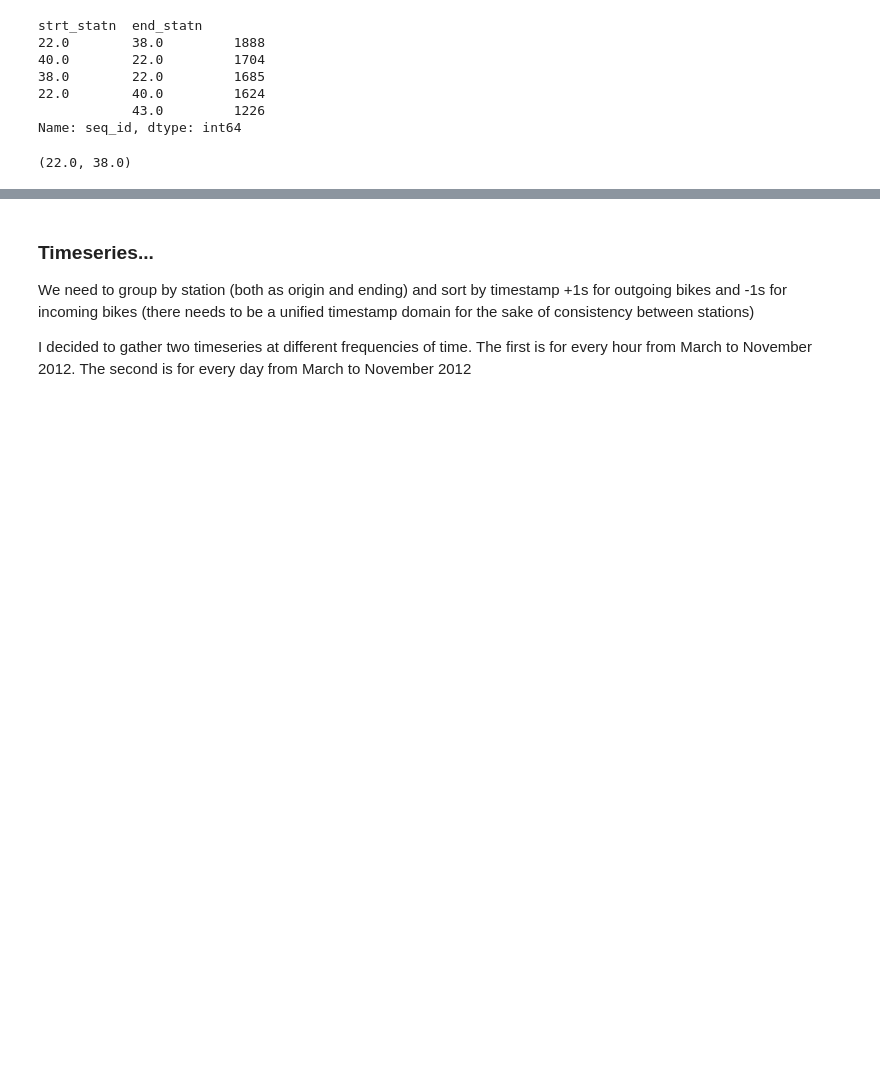
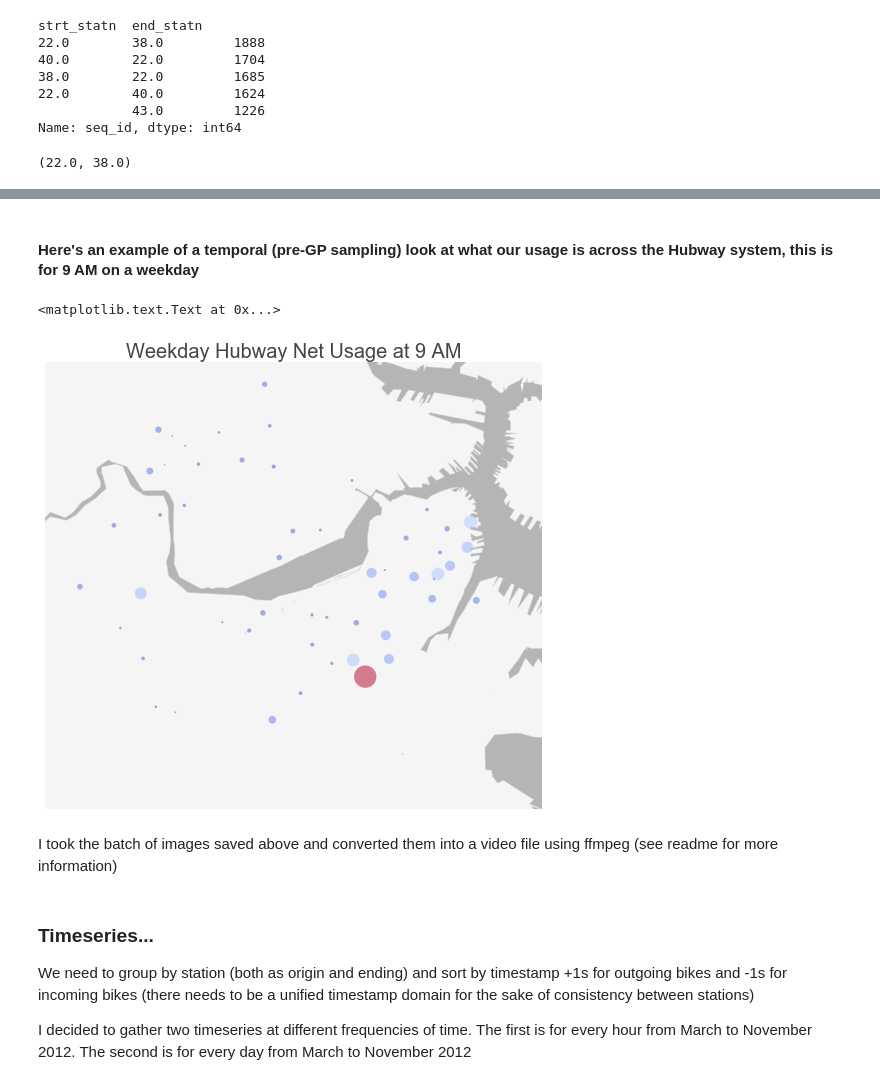
Before and after one commit to am207Hubway/final_project, a Jupyter notebook: Initial Data Exploration.ipynb, the cells around one changed output, grey strips where cells are left out. Drawn from its saved outputs; the diff is of its cells as text; code cells hidden in the pictures; blank space fills up the shorter version.

```diff
--- a/Initial Data Exploration.ipynb
+++ b/Initial Data Exploration.ipynb
@@ -89,0 +271,36 @@ print bb[dd[:5]].index[0]
+# %%
+X = np.concatenate((lons,lats),axis=1)
+stns_gd = np.concatenate((np.array(stn_lons).reshape((-1,1)),np.array(stn_lats).reshape((-1,1))),axis=1)
+X = np.concatenate((X,stns_gd),axis=0)
+stn_usage = np.zeros((X.shape[0],len(np.unique(trips_df.st_hour))))
+
+for hr in range(len(np.unique(trips_df.st_hour))):
+    stn_usage[lons.shape[0]:,hr] = get_usage(weekdaystations,hr)
+# %% [markdown]
+#### Here's an example of a temporal (pre-GP sampling) look at what our usage is across the Hubway system, this is for 9 AM on a weekday
+# %%
+hr = 8
+temp_usage = stn_usage[:,hr]
+scaled_usage = np.copy(temp_usage)
+scaled_usage[scaled_usage>=0] = [t*1.0/(np.max(np.abs(scaled_usage[scaled_usage>=0]))*1.0)*500.0 for t in scaled_usage[scaled_usage>=0]]
+scaled_usage[scaled_usage<0] = [t*1.0/(np.max(np.abs(scaled_usage[scaled_usage<0]))*1.0)*500.0 for t in scaled_usage[scaled_usage<0]]
+
+#set up plot with mercator projection and coastline for context
+plt.figure()
+m=Basemap(projection='merc',llcrnrlon=-71.145, llcrnrlat=42.317, urcrnrlon=-71.035, urcrnrlat=42.39, resolution='c')
+m.drawmapboundary(fill_color='#F5F5F5',  linewidth=0)
+m.readshapefile('data/water_shp/water_shp', 'waterlyr', drawbounds=True,color='#D5D5D5')
+poly = Polygon(m.waterlyr[0], facecolor='#B5B5B5')
+plt.gca().add_patch(poly)
+
+# compute the native map projection coordinates for stations
+xout,yout = m(X[:,0],X[:,1])
+colors = np.copy(temp_usage)
+colors[colors>=0] = [t*1.0/(np.max(np.abs(colors[colors>=0]))*1.0) for t in colors[colors>=0]]
+colors[colors<0] = [t*1.0/(np.max(np.abs(colors[colors<0]))*1.0) for t in colors[colors<0]]
+#plot trip departures using scaled circles at the station locations
+m.scatter( xout, yout,  c=colors, cmap='coolwarm', s=scaled_usage, marker='o', alpha=0.5,zorder = 2, vmin=0)
+plt.title('Weekday Hubway Net Usage at ' + str(hr+1)+ ' AM')
+# %% [output]
+<matplotlib.text.Text at 0x...>
+[figure, added]
@@ -90,3 +338,5 @@ print bb[dd[:5]].index[0]
+# %% [markdown]
+I took the batch of images saved above and converted them into a video file using ffmpeg (see readme for more information)
 # %% [markdown]
 ### Timeseries...
 We need to group by station (both as origin and ending) and sort by timestamp +1s for outgoing bikes and -1s for incoming bikes (there needs to be a unified timestamp domain for the sake of consistency between stations)
```
Also changed, not shown: parts of 12 cells of this notebook, 1 other file.
